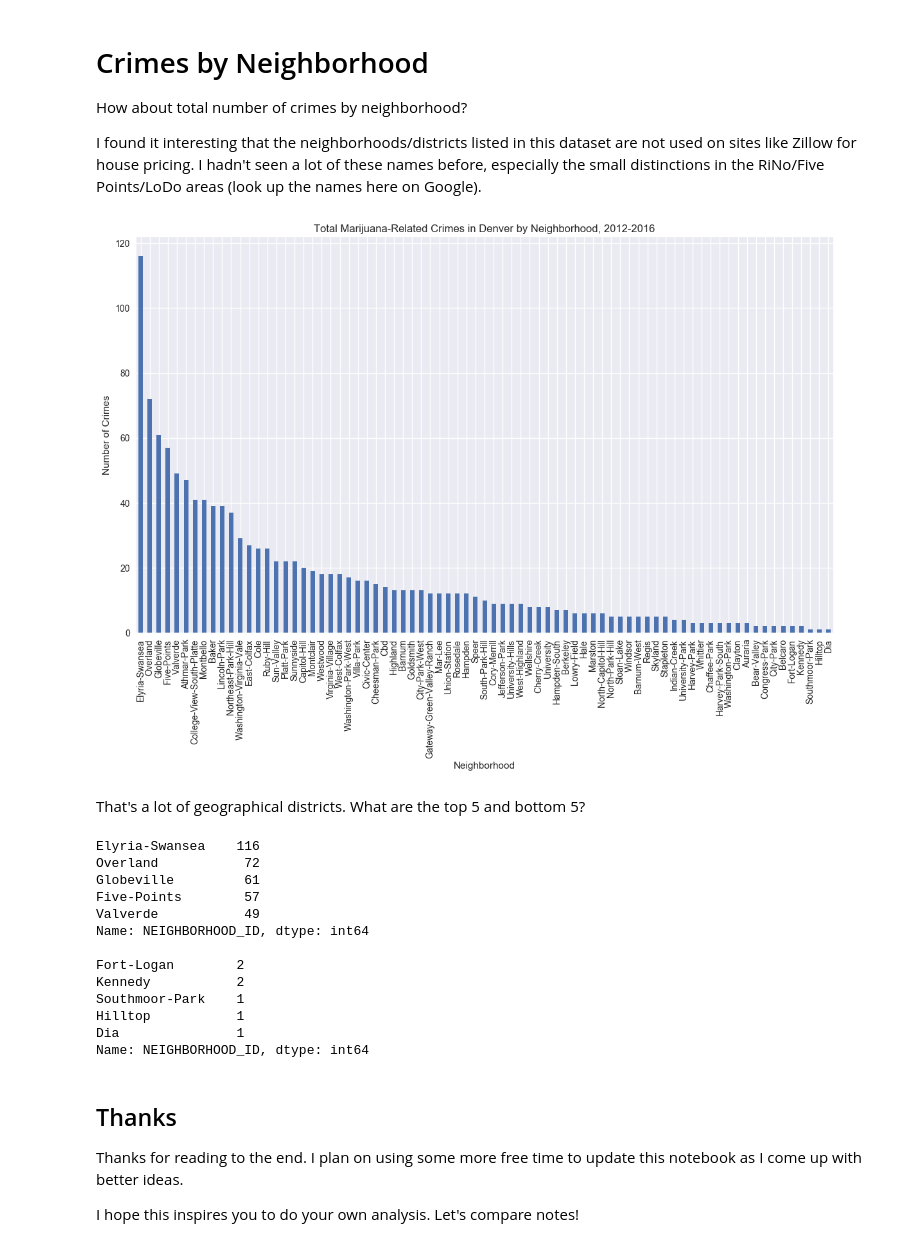
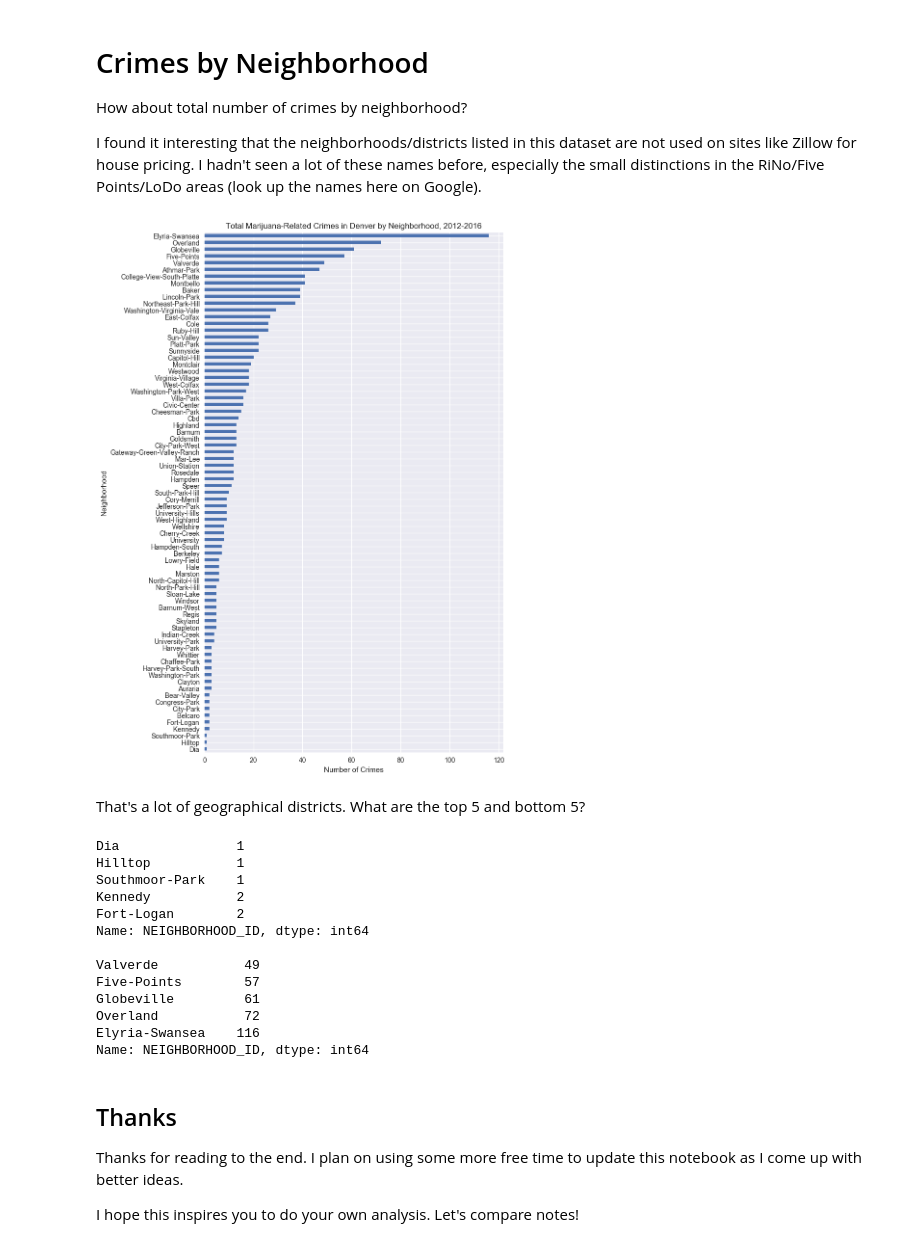
Before and after one commit to weinerjm/data-world, a Jupyter notebook: cannabis_sales/Marijuana_Sales_and_Crime.ipynb, the cells around one changed output. Drawn from its saved outputs; the diff is of its cells as text; code cells hidden in the pictures.

Commit message:
changed neighborhood plot to barh

```diff
--- a/cannabis_sales/Marijuana_Sales_and_Crime.ipynb
+++ b/cannabis_sales/Marijuana_Sales_and_Crime.ipynb
@@ -269,15 +269,15 @@ nbhd_dict = dict(zip(crime['NEIGHBORHOOD_ID'].unique(),
                      range(len(crime['NEIGHBORHOOD_ID']))))
 num_to_nbhd = {v: k for k,v in nbhd_dict.iteritems()}
 # %%
-plt.figure(figsize=(14,8));
-to_plot = crime['NEIGHBORHOOD_ID'].value_counts().sort_values(ascending=False)
-ax =to_plot.plot(kind='bar')
-ax.set_xticklabels([lbl.get_text().title() for lbl in ax.get_xticklabels()])
-plt.xlabel('Neighborhood')
-plt.ylabel('Number of Crimes')
+plt.figure(figsize=(8,14));
+to_plot = crime['NEIGHBORHOOD_ID'].value_counts().sort_values(ascending=True)
+ax =to_plot.plot(kind='barh')
+ax.set_yticklabels([lbl.get_text().title() for lbl in ax.get_yticklabels()])
+plt.ylabel('Neighborhood')
+plt.xlabel('Number of Crimes')
 plt.title('Total Marijuana-Related Crimes in Denver by Neighborhood, 2012-2016');
 # %% [output]
-[figure, old version]
+[figure, new version]
 # %% [markdown]
 That's a lot of geographical districts. What are the top 5 and bottom 5?
 # %%
@@ -286,18 +286,18 @@ print to_plot.head(5)
 print ""
 print to_plot.tail(5)
 # %% [output]
-Elyria-Swansea    116
-Overland           72
-Globeville         61
-Five-Points        57
-Valverde           49
+Dia               1
+Hilltop           1
+Southmoor-Park    1
+Kennedy           2
+Fort-Logan        2
 Name: NEIGHBORHOOD_ID, dtype: int64
 
-Fort-Logan        2
-Kennedy           2
-Southmoor-Park    1
-Hilltop           1
-Dia               1
+Valverde           49
+Five-Points        57
+Globeville         61
+Overland           72
+Elyria-Swansea    116
 Name: NEIGHBORHOOD_ID, dtype: int64
 # %% [markdown]
 ## Thanks
```
